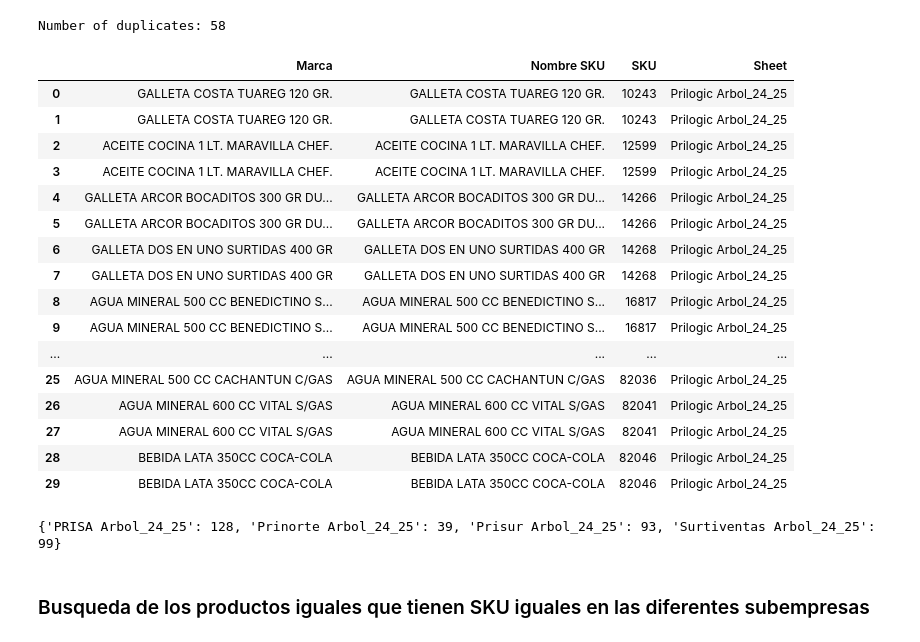
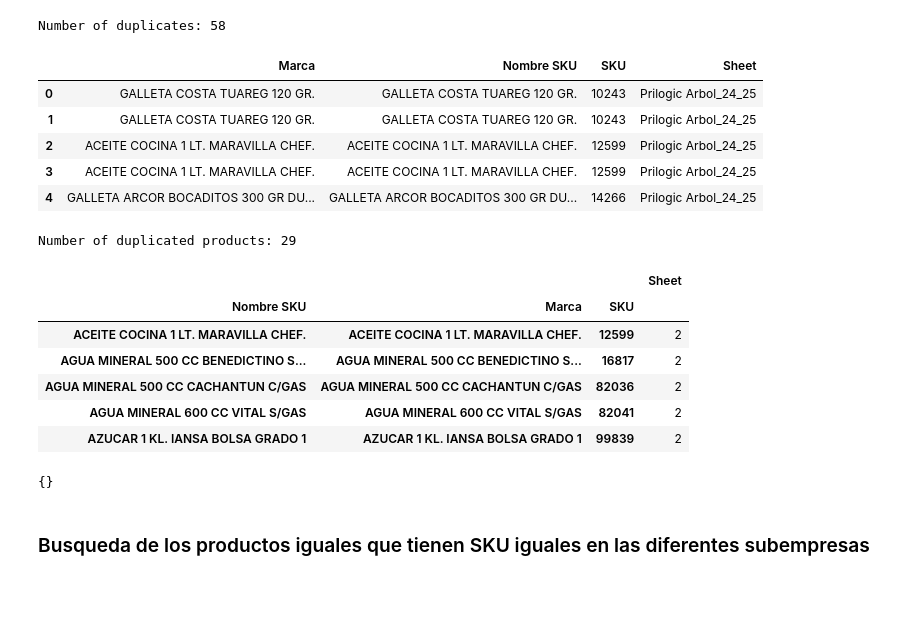
Before and after one commit to KabeliDev/prisa-eda, a Jupyter notebook: results.ipynb, the cells around one changed output. Drawn from its saved outputs; the diff is of its cells as text; code cells hidden in the pictures; blank space fills up the shorter version.

```diff
--- a/results.ipynb
+++ b/results.ipynb
@@ -32,17 +32,4 @@ total_count_products
 | 2 | Prinorte Arbol_24_25 | 183 |
 | 3 | Prisur Arbol_24_25 | 602 |
 | 4 | Surtiventas Arbol_24_25 | 744 |
-# %%
-
-
-def find_internal_duplicates(df):
-    """
-    Finds products from the same subempresa with the same SKU.
-    """
-    duplicates = (
-        df.groupby(['Sheet', 'SKU', 'Nombre SKU'])
-        .filter(lambda x: len(x) > 1)
-        .sort_values(['Sheet', 'SKU'])
-    )
-    return duplicates.reset_index(drop=True)
 # %%
@@ -53,28 +40,33 @@ print(f"Number of duplicates: {duplicates.shape[0]}")
 # %% [output]
 Number of duplicates: 58
 # %%
-duplicates.head(30)
-# solo con nombres iguales
-# no contar dos veces el mismo producto
+duplicates.head(5)
+# all duplicates are from Prilogic Arbol_24_25 company that is not considered
 # %% [output]
 |  | Marca | Nombre SKU | SKU | Sheet |
 | 0 | GALLETA COSTA TUAREG 120 GR. | GALLETA COSTA TUAREG 120 GR. | 10243 | Prilogic Arbol_24_25 |
 | 1 | GALLETA COSTA TUAREG 120 GR. | GALLETA COSTA TUAREG 120 GR. | 10243 | Prilogic Arbol_24_25 |
 | 2 | ACEITE COCINA 1 LT. MARAVILLA CHEF. | ACEITE COCINA 1 LT. MARAVILLA CHEF. | 12599 | Prilogic Arbol_24_25 |
 | 3 | ACEITE COCINA 1 LT. MARAVILLA CHEF. | ACEITE COCINA 1 LT. MARAVILLA CHEF. | 12599 | Prilogic Arbol_24_25 |
 | 4 | GALLETA ARCOR BOCADITOS 300 GR DU... | GALLETA ARCOR BOCADITOS 300 GR DU... | 14266 | Prilogic Arbol_24_25 |
-| 5 | GALLETA ARCOR BOCADITOS 300 GR DU... | GALLETA ARCOR BOCADITOS 300 GR DU... | 14266 | Prilogic Arbol_24_25 |
-| 6 | GALLETA DOS EN UNO SURTIDAS 400 GR | GALLETA DOS EN UNO SURTIDAS 400 GR | 14268 | Prilogic Arbol_24_25 |
-| 7 | GALLETA DOS EN UNO SURTIDAS 400 GR | GALLETA DOS EN UNO SURTIDAS 400 GR | 14268 | Prilogic Arbol_24_25 |
-| 8 | AGUA MINERAL 500 CC BENEDICTINO S... | AGUA MINERAL 500 CC BENEDICTINO S... | 16817 | Prilogic Arbol_24_25 |
-| 9 | AGUA MINERAL 500 CC BENEDICTINO S... | AGUA MINERAL 500 CC BENEDICTINO S... | 16817 | Prilogic Arbol_24_25 |
-| ... | ... | ... | ... | ... |
-| 25 | AGUA MINERAL 500 CC CACHANTUN C/GAS | AGUA MINERAL 500 CC CACHANTUN C/GAS | 82036 | Prilogic Arbol_24_25 |
-| 26 | AGUA MINERAL 600 CC VITAL S/GAS | AGUA MINERAL 600 CC VITAL S/GAS | 82041 | Prilogic Arbol_24_25 |
-| 27 | AGUA MINERAL 600 CC VITAL S/GAS | AGUA MINERAL 600 CC VITAL S/GAS | 82041 | Prilogic Arbol_24_25 |
-| 28 | BEBIDA LATA 350CC COCA-COLA | BEBIDA LATA 350CC COCA-COLA | 82046 | Prilogic Arbol_24_25 |
-| 29 | BEBIDA LATA 350CC COCA-COLA | BEBIDA LATA 350CC COCA-COLA | 82046 | Prilogic Arbol_24_25 |
+# %%
+# The unique number of duplicates
+unique_duplicates = duplicates.groupby(["Nombre SKU", "Marca", "SKU"]).count()
+print(f"Number of duplicated products: {unique_duplicates.shape[0]}")
+# %% [output]
+Number of duplicated products: 29
+# %%
+unique_duplicates.head()
+# %% [output]
+|  |  |  | Sheet |
+| Nombre SKU | Marca | SKU |  |
+| ACEITE COCINA 1 LT. MARAVILLA CHEF. | ACEITE COCINA 1 LT. MARAVILLA CHEF. | 12599 | 2 |
+| AGUA MINERAL 500 CC BENEDICTINO S... | AGUA MINERAL 500 CC BENEDICTINO S... | 16817 | 2 |
+| AGUA MINERAL 500 CC CACHANTUN C/GAS | AGUA MINERAL 500 CC CACHANTUN C/GAS | 82036 | 2 |
+| AGUA MINERAL 600 CC VITAL S/GAS | AGUA MINERAL 600 CC VITAL S/GAS | 82041 | 2 |
+| AZUCAR 1 KL. IANSA BOLSA GRADO 1 | AZUCAR 1 KL. IANSA BOLSA GRADO 1 | 99839 | 2 |
 # %%
+# There are no duplicates with exact same Nombre SKU in other companies besides Prilogic Arbol_24_25
 unique_sheets = duplicates['Sheet'].unique()
 unique_sheets = [sheet for sheet in unique_sheets if sheet != "Prilogic Arbol_24_25"]
 
@@ -86,7 +78,7 @@ for sheet in unique_sheets:
 
 print(duplicates_counts)
 # %% [output]
-{'PRISA Arbol_24_25': 128, 'Prinorte Arbol_24_25': 39, 'Prisur Arbol_24_25': 93, 'Surtiventas Arbol_24_25': 99}
+{}
 # %% [markdown]
 ### Busqueda de los productos iguales que tienen SKU iguales en las diferentes subempresas
 # %%
```
Also changed, not shown: parts of 28 cells of this notebook, 1 other file.
